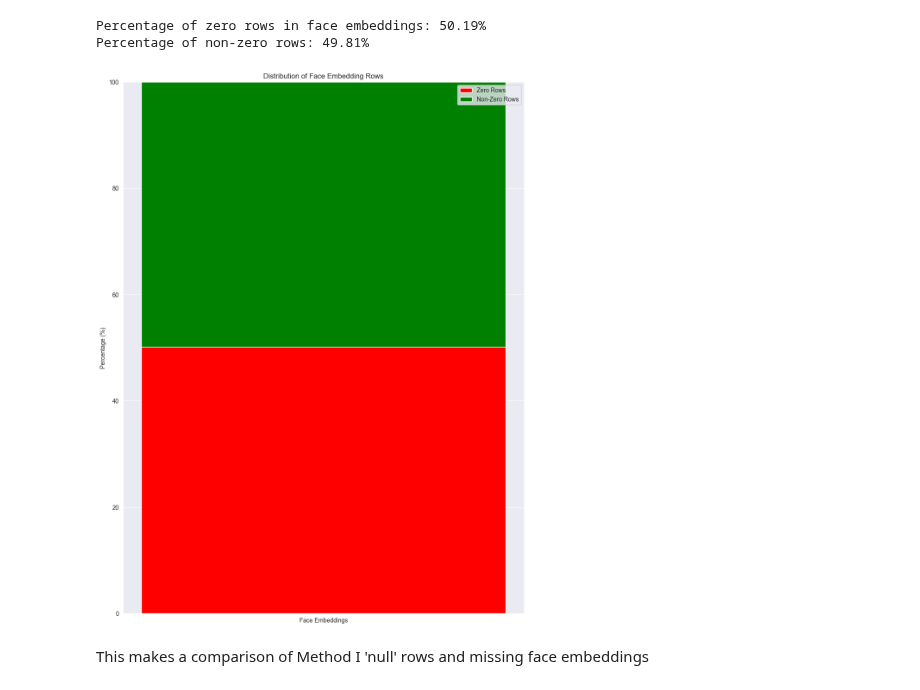
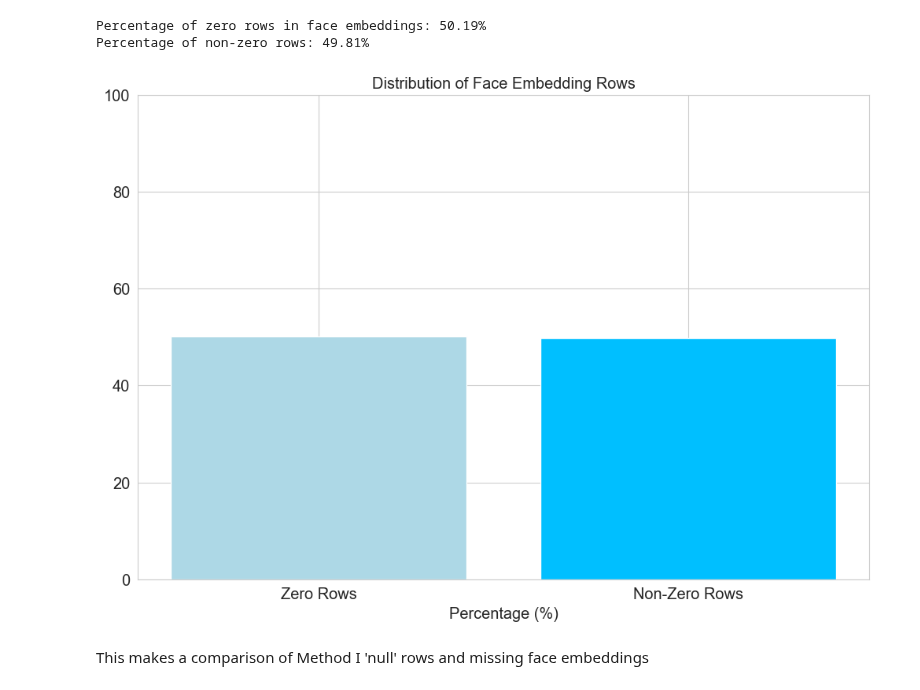
Before and after one commit to Azirral/de-face-recognition, a Jupyter notebook: CountingData.ipynb, the cells around one changed output. Cells and saved outputs as stored; diff of their text form; code cells hidden in the pictures.

```diff
--- a/CountingData.ipynb
+++ b/CountingData.ipynb
@@ -196,31 +217,28 @@ print(f"Percentage of non-zero rows: {non_zero_percentage:.2f}%")
 # %% [output]
 Percentage of zero rows in face embeddings: 50.19%
 Percentage of non-zero rows: 49.81%
-# %%
-# Data for the bar chart
-import matplotlib.pyplot as plt
-
-# Data for the chart
-labels = ['Face Embeddings']
-data = [zero_percentage, non_zero_percentage]
-colors = ['red', 'green']
-
-# Plotting the stacked bar chart
-plt.figure(figsize=(12,16))  # Adjusted size for vertical orientation
-plt.bar(labels, data[0], color=colors[0], label='Zero Rows')  # First segment
-plt.bar(labels, data[1], bottom=data[0], color=colors[1], label='Non-Zero Rows')  # Second segment stacked on top
-
-# Adding labels, title, and legend
-plt.ylabel('Percentage (%)')
-plt.title('Distribution of Face Embedding Rows')
-plt.legend(loc='upper right')
-
-# Display the chart
-plt.ylim(0, 100)  # Ensure the chart spans 0–100%
-plt.savefig("Distribution_Face_Embeddings.png", dpi=1000)
-plt.show()
-# %% [output]
-[figure, removed]
+# %%
+import matplotlib.pyplot as plt
+
+# Data for the chart
+categories = ['Zero Rows', 'Non-Zero Rows']
+data = [zero_percentage, non_zero_percentage]
+colors = ['lightblue', 'deepskyblue']
+
+# Plotting the horizontal bar chart
+plt.figure(figsize=(12, 8))
+plt.bar(categories, data, color=colors)
+
+# Adding labels, title, and formatting
+plt.xlabel('Percentage (%)')
+plt.title('Distribution of Face Embedding Rows')
+plt.ylim(0, 100)  # Ensure the chart spans 0–100%
+
+# Display the chart
+plt.savefig("C:/Users/oskik/Desktop/Studia/Thesis/Distribution_Face_Embeddings_Horizontal_Bars.png", dpi=300)
+plt.show()
+# %% [output]
+[figure, added]
 # %% [markdown]
 This makes a comparison of Method I 'null' rows and missing face embeddings
 # %%
```
Also changed, not shown: parts of 8 cells of this notebook.
